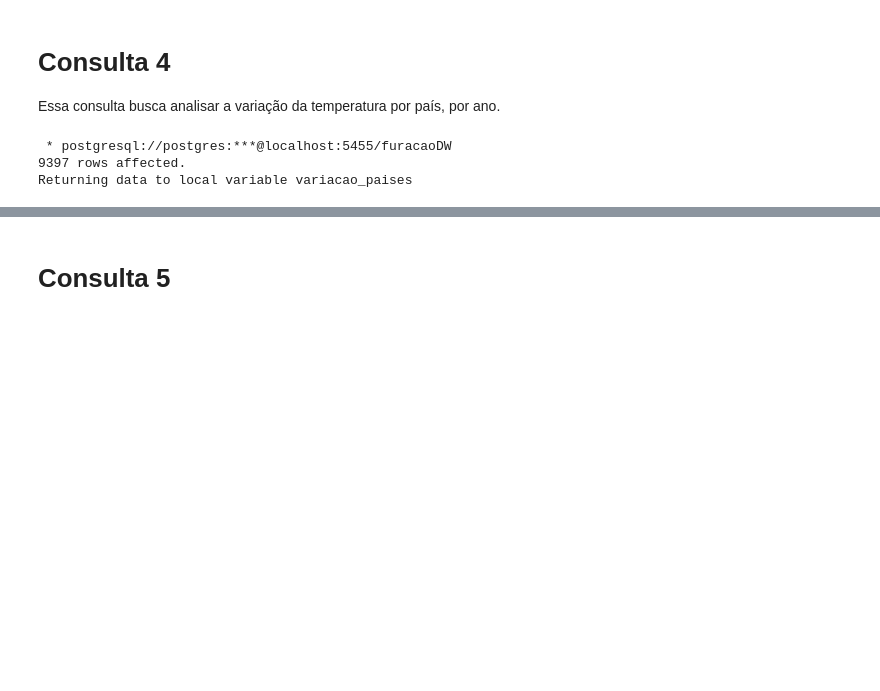
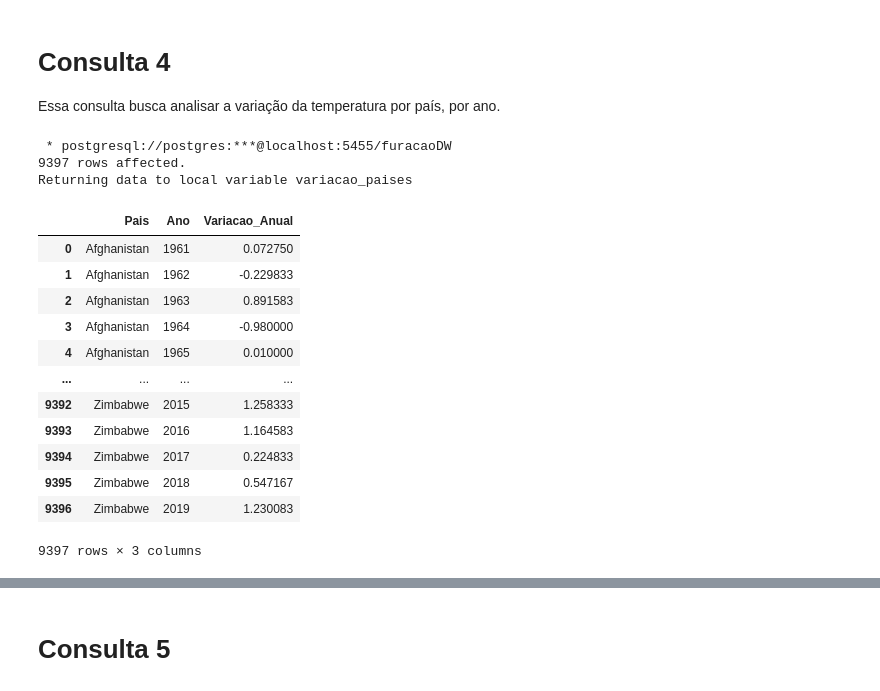
Before and after one commit to kibonusp/processamento-analitico, a Jupyter notebook: consultas.ipynb, the cells around one changed output, grey strips where cells are left out. Cells and saved outputs as stored; diff of their text form; code cells hidden in the pictures; blank space fills up the shorter version.

```diff
--- a/consultas.ipynb
+++ b/consultas.ipynb
@@ -264,3 +319,18 @@ ORDER BY
 Returning data to local variable variacao_paises
 # %%
 df = pd.DataFrame(variacao_paises, columns=['Pais', 'Ano', 'Variacao_Anual'])
+df
+# %% [output]
+|  | Pais | Ano | Variacao_Anual |
+| 0 | Afghanistan | 1961 | 0.072750 |
+| 1 | Afghanistan | 1962 | -0.229833 |
+| 2 | Afghanistan | 1963 | 0.891583 |
+| 3 | Afghanistan | 1964 | -0.980000 |
+| 4 | Afghanistan | 1965 | 0.010000 |
+| ... | ... | ... | ... |
+| 9392 | Zimbabwe | 2015 | 1.258333 |
+| 9393 | Zimbabwe | 2016 | 1.164583 |
+| 9394 | Zimbabwe | 2017 | 0.224833 |
+| 9395 | Zimbabwe | 2018 | 0.547167 |
+| 9396 | Zimbabwe | 2019 | 1.230083 |
+9397 rows × 3 columns
```
Also changed, not shown: parts of 8 cells of this notebook.
